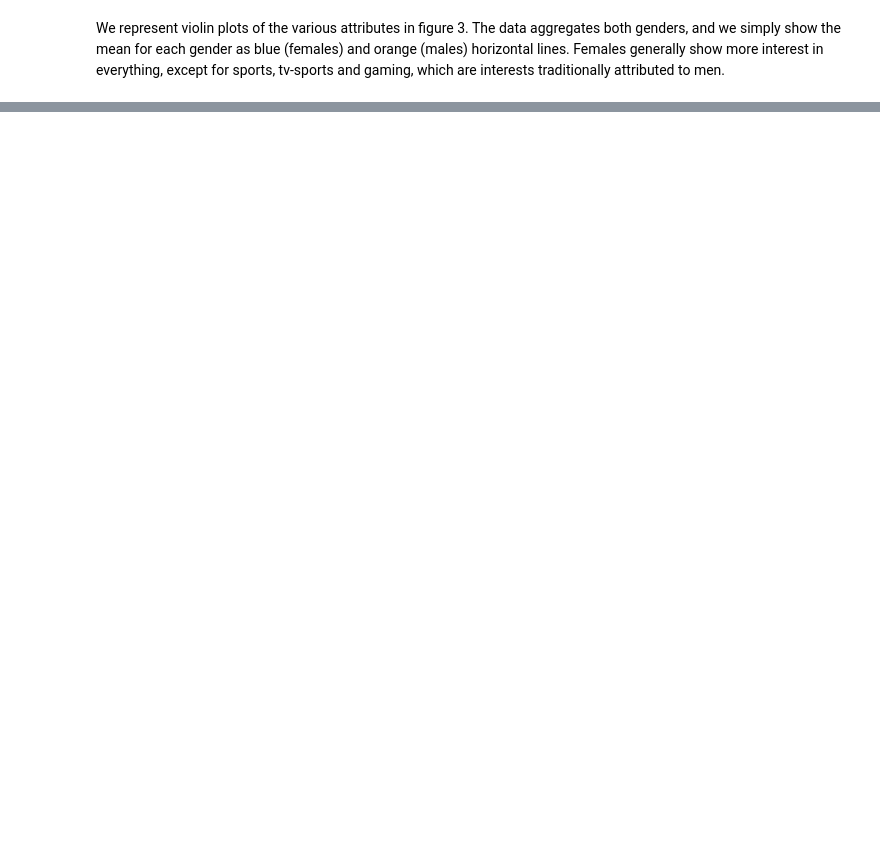
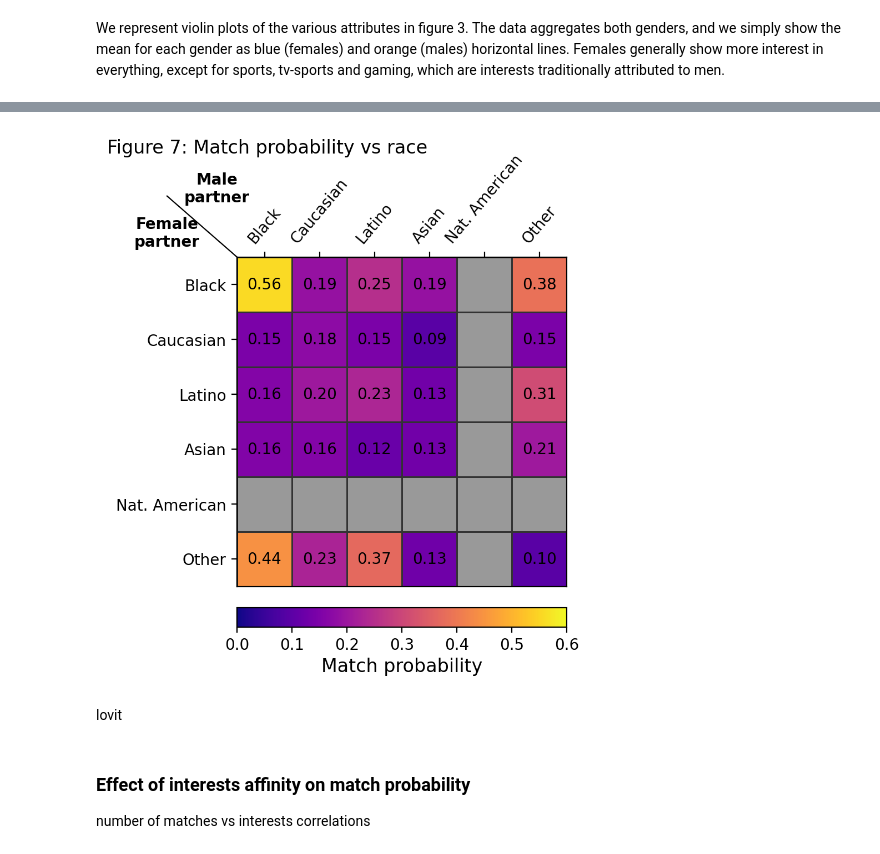
Before and after one commit to netesf13d/jedha-projects, a Jupyter notebook: 02-Speed_Dating/Speed_Dating.ipynb, the cells around one changed output, grey strips where cells are left out. Cells and saved outputs as stored; diff of their text form; code cells hidden in the pictures; blank space fills up the shorter version.

```diff
--- a/02-Speed_Dating/Speed_Dating.ipynb
+++ b/02-Speed_Dating/Speed_Dating.ipynb
@@ -276,0 +647,11 @@ That one is more complex
+# %%
+race_match_df = df.loc[df['gender']==0, ['match', 'race', 'race_o']]
+norm = race_match_df.groupby(['race', 'race_o']).count()
+matches = race_match_df.loc[df['match']==1].groupby(['race', 'race_o']).count()
+
+match_idx = {k: i for i, k in enumerate(list(races.keys()))}
+race_matches = np.full((len(races), len(races)), np.nan, dtype=float)
+for (i, j), v in (matches/norm).iterrows():
+    race_matches[match_idx[i], match_idx[j]] = v['match']
+
+race_matches
@@ -276,0 +671,38 @@ That one is more complex
+# %%
+fig7, ax7 = plt.subplots(
+    nrows=1, ncols=1, figsize=(4.5, 5), dpi=200,
+    gridspec_kw={'left': 0.28, 'right': 0.94, 'top': 0.77, 'bottom': 0.17})
+cax7 = fig7.add_axes((0.28, 0.1, 0.66, 0.035))
+fig7.suptitle('Figure 7: Match probability vs race', x=0.02, ha='left')
+
+ax7.set_aspect('equal')
+cmap = plt.get_cmap('plasma').copy()
+cmap.set_bad('0.6', 1)
+heatmap = ax7.pcolormesh(race_matches[::-1], cmap=cmap, vmin=0, vmax=0.6,
+                         edgecolors='0.2')
+ax7.tick_params(top=True, labeltop=True, bottom=False, labelbottom=False)
+ax7.set_xticks(np.linspace(0.5, 5.5, 6), list(races.values()), rotation=50)
+ax7.set_yticks(np.linspace(0.5, 5.5, 6), list(races.values())[::-1])
+for (i, j), p in np.ndenumerate(race_matches[::-1]):
+    if not np.isnan(p):
+        ax7.text(j+0.5, i+0.5, f'{p:.2f}', ha='center', va='center')
+
+fig7.colorbar(heatmap, cax=cax7, orientation="horizontal", ticklocation="bottom")
+cax7.set_title('Match probability', y=-2.8)
+
+pos = ax7.get_position().bounds
+x, y = pos[0], pos[1] + pos[3]
+fig7.add_artist(Line2D([x-0.14, x], [y+0.11, y], color='k', lw=0.8))
+fig7.text(0.24, 0.89, 'Male\npartner', ha='center', va='center', fontweight='bold')
+fig7.text(0.14, 0.81, 'Female\npartner', ha='center', va='center', fontweight='bold')
+
+
+plt.show()
+# %% [output]
+[figure, added]
+# %% [markdown]
+lovit
+# %% [markdown]
+### Effect of interests affinity on match probability
+
+number of matches vs interests correlations
```
Also changed, not shown: parts of 58 cells of this notebook, 2 other files.
